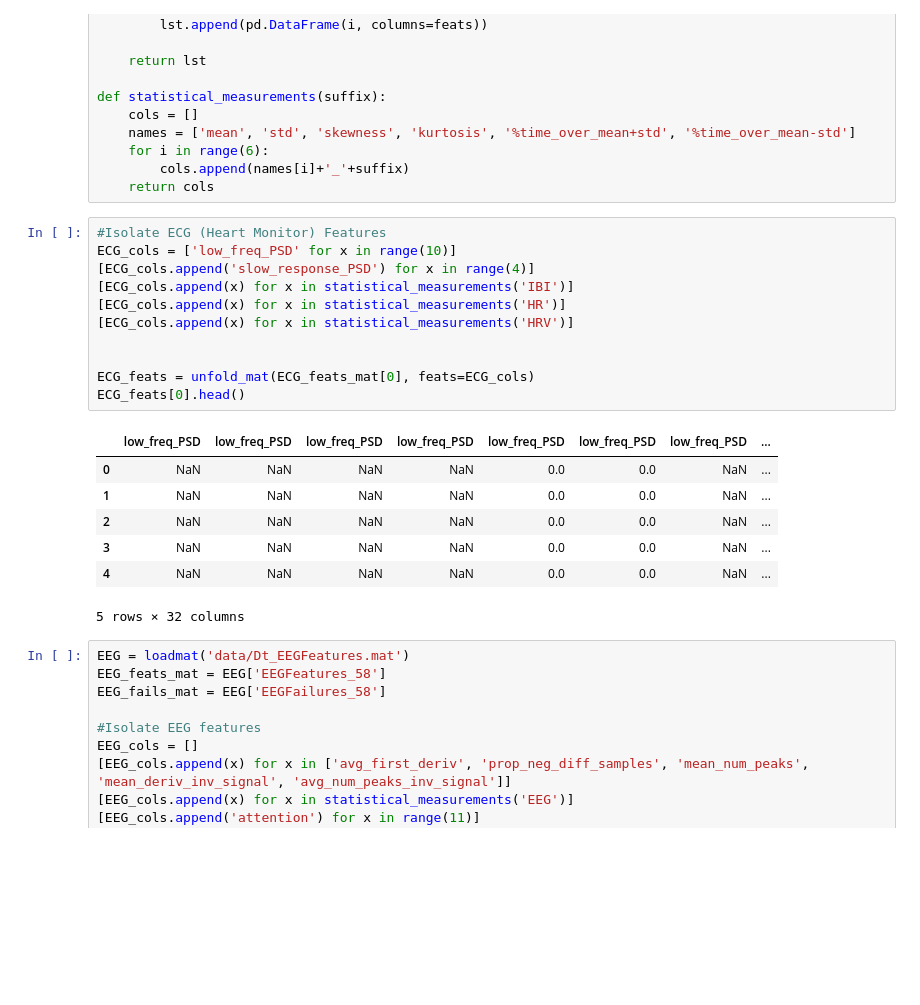
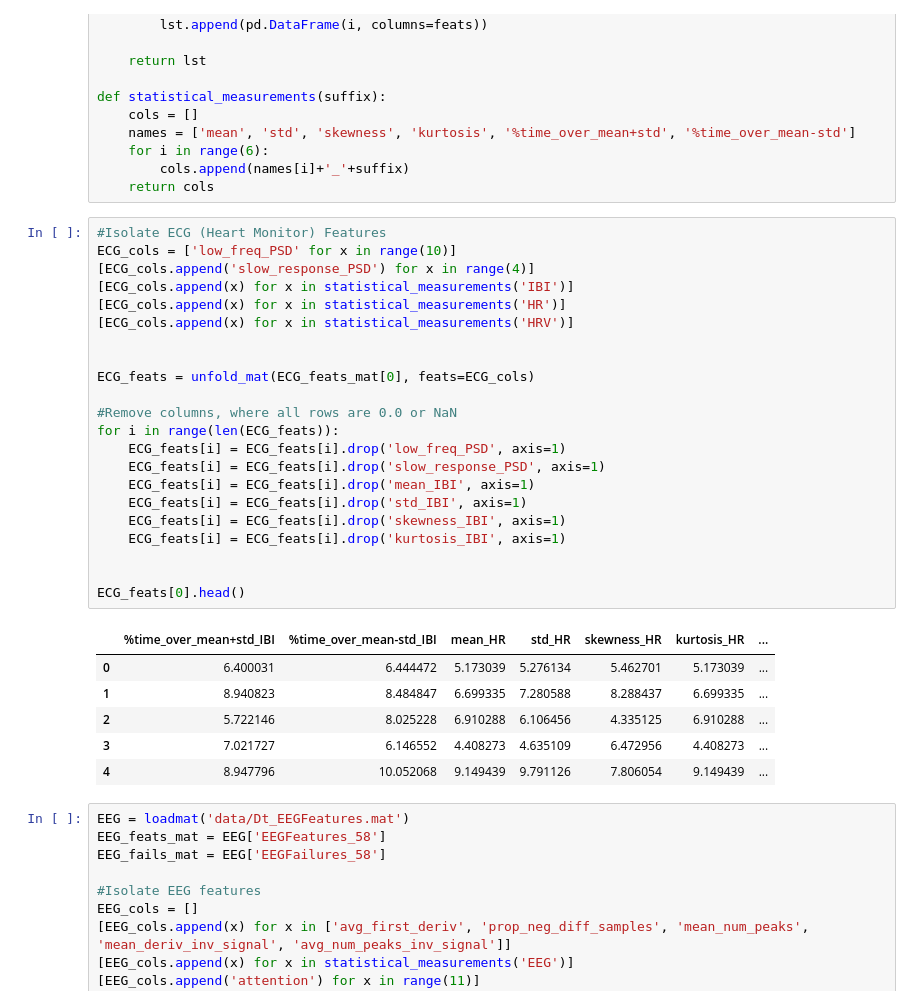
Before and after one commit to kroglkt/CogSci2, a Jupyter notebook: Reading Data.ipynb, the cells around one changed output. Cells and saved outputs as stored; diff of their text form; blank space fills up the shorter version.

```diff
--- a/Reading Data.ipynb
+++ b/Reading Data.ipynb
@@ -39,22 +39,32 @@ def statistical_measurements(suffix):
 # %%
 #Isolate ECG (Heart Monitor) Features
 ECG_cols = ['low_freq_PSD' for x in range(10)]
 [ECG_cols.append('slow_response_PSD') for x in range(4)]
 [ECG_cols.append(x) for x in statistical_measurements('IBI')]
 [ECG_cols.append(x) for x in statistical_measurements('HR')]
 [ECG_cols.append(x) for x in statistical_measurements('HRV')]
 
 
 ECG_feats = unfold_mat(ECG_feats_mat[0], feats=ECG_cols)
+
+#Remove columns, where all rows are 0.0 or NaN
+for i in range(len(ECG_feats)):
+    ECG_feats[i] = ECG_feats[i].drop('low_freq_PSD', axis=1)
+    ECG_feats[i] = ECG_feats[i].drop('slow_response_PSD', axis=1)
+    ECG_feats[i] = ECG_feats[i].drop('mean_IBI', axis=1)
+    ECG_feats[i] = ECG_feats[i].drop('std_IBI', axis=1)
+    ECG_feats[i] = ECG_feats[i].drop('skewness_IBI', axis=1)
+    ECG_feats[i] = ECG_feats[i].drop('kurtosis_IBI', axis=1)
+
+
 ECG_feats[0].head()
 # %% [output]
-|  | low_freq_PSD | low_freq_PSD | low_freq_PSD | low_freq_PSD | low_freq_PSD | low_freq_PSD | low_freq_PSD | ... |
-| 0 | NaN | NaN | NaN | NaN | 0.0 | 0.0 | NaN | ... |
-| 1 | NaN | NaN | NaN | NaN | 0.0 | 0.0 | NaN | ... |
-| 2 | NaN | NaN | NaN | NaN | 0.0 | 0.0 | NaN | ... |
-| 3 | NaN | NaN | NaN | NaN | 0.0 | 0.0 | NaN | ... |
-| 4 | NaN | NaN | NaN | NaN | 0.0 | 0.0 | NaN | ... |
+|  | %time_over_mean+std_IBI | %time_over_mean-std_IBI | mean_HR | std_HR | skewness_HR | kurtosis_HR | ... |
+| 0 | 6.400031 | 6.444472 | 5.173039 | 5.276134 | 5.462701 | 5.173039 | ... |
+| 1 | 8.940823 | 8.484847 | 6.699335 | 7.280588 | 8.288437 | 6.699335 | ... |
+| 2 | 5.722146 | 8.025228 | 6.910288 | 6.106456 | 4.335125 | 6.910288 | ... |
+| 3 | 7.021727 | 6.146552 | 4.408273 | 4.635109 | 6.472956 | 4.408273 | ... |
+| 4 | 8.947796 | 10.052068 | 9.149439 | 9.791126 | 7.806054 | 9.149439 | ... |
-5 rows × 32 columns
 # %%
 EEG = loadmat('data/Dt_EEGFeatures.mat')
 EEG_feats_mat = EEG['EEGFeatures_58']
```
Also changed, not shown: parts of 8 cells of this notebook.
